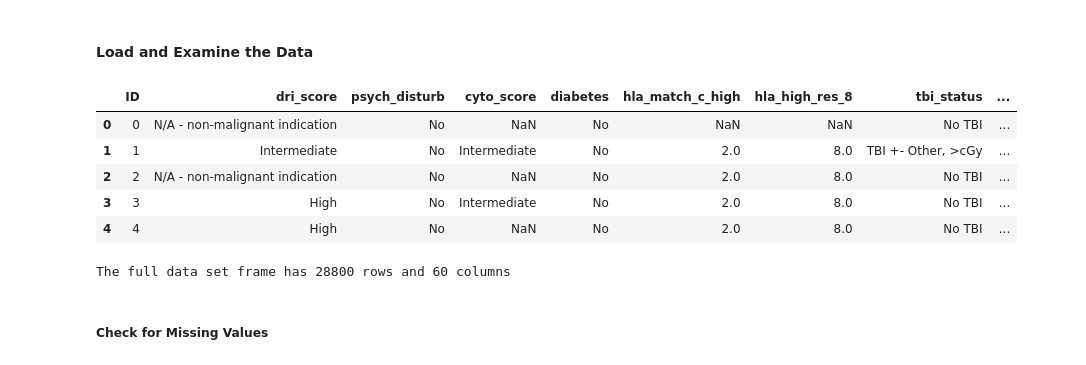
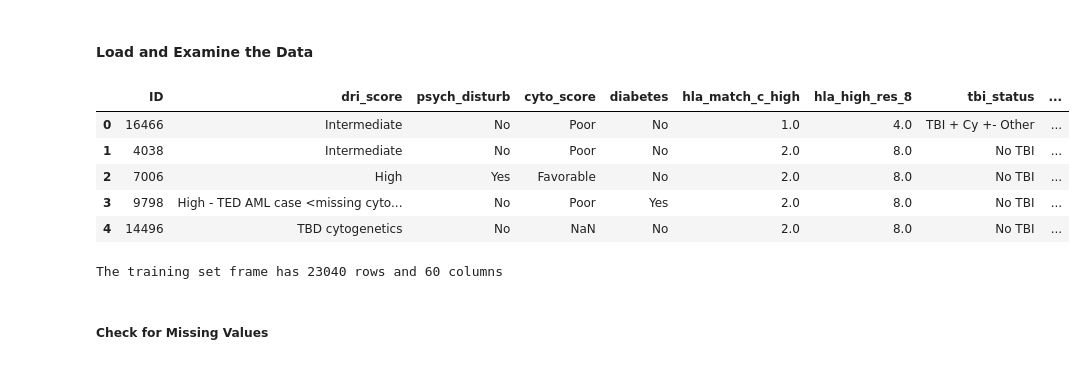
Before and after one commit to RuiboZhang98/CIBMTR_post_hct_survival, a Jupyter notebook: scripts/univariate_distributions_revised.ipynb, the cells around one changed output. Saved outputs shown, nothing was run; the diff lists cells and outputs as text; code cells hidden in the pictures.

```diff
--- a/scripts/univariate_distributions_revised.ipynb
+++ b/scripts/univariate_distributions_revised.ipynb
@@ -15,16 +7,16 @@ from sklearn.model_selection import train_test_split
 # %%
 # Read in data, examine first few rows
-df_all = pd.read_csv("../data/train.csv")
+df = pd.read_csv("../data/train_set.csv")
 pd.set_option('display.max_columns', None)
-df_all.head(5)
+df.head(5)
 # %% [output]
 |  | ID | dri_score | psych_disturb | cyto_score | diabetes | hla_match_c_high | hla_high_res_8 | tbi_status | ... |
-| 0 | 0 | N/A - non-malignant indication | No | NaN | No | NaN | NaN | No TBI | ... |
-| 1 | 1 | Intermediate | No | Intermediate | No | 2.0 | 8.0 | TBI +- Other, >cGy | ... |
-| 2 | 2 | N/A - non-malignant indication | No | NaN | No | 2.0 | 8.0 | No TBI | ... |
-| 3 | 3 | High | No | Intermediate | No | 2.0 | 8.0 | No TBI | ... |
-| 4 | 4 | High | No | NaN | No | 2.0 | 8.0 | No TBI | ... |
+| 0 | 16466 | Intermediate | No | Poor | No | 1.0 | 4.0 | TBI + Cy +- Other | ... |
+| 1 | 4038 | Intermediate | No | Poor | No | 2.0 | 8.0 | No TBI | ... |
+| 2 | 7006 | High | Yes | Favorable | No | 2.0 | 8.0 | No TBI | ... |
+| 3 | 9798 | High - TED AML case <missing cyto... | No | Poor | Yes | 2.0 | 8.0 | No TBI | ... |
+| 4 | 14496 | TBD cytogenetics | No | NaN | No | 2.0 | 8.0 | No TBI | ... |
 # %%
-print("The full data set frame has {} rows and {} columns".format(df_all.shape[0], df_all.shape[1]))
+print("The training set frame has {} rows and {} columns".format(df_all.shape[0], df_all.shape[1]))
 # %% [output]
-The full data set frame has 28800 rows and 60 columns
+The training set frame has 23040 rows and 60 columns
```
Also changed, not shown: parts of 254 cells of this notebook, 2 other files.
